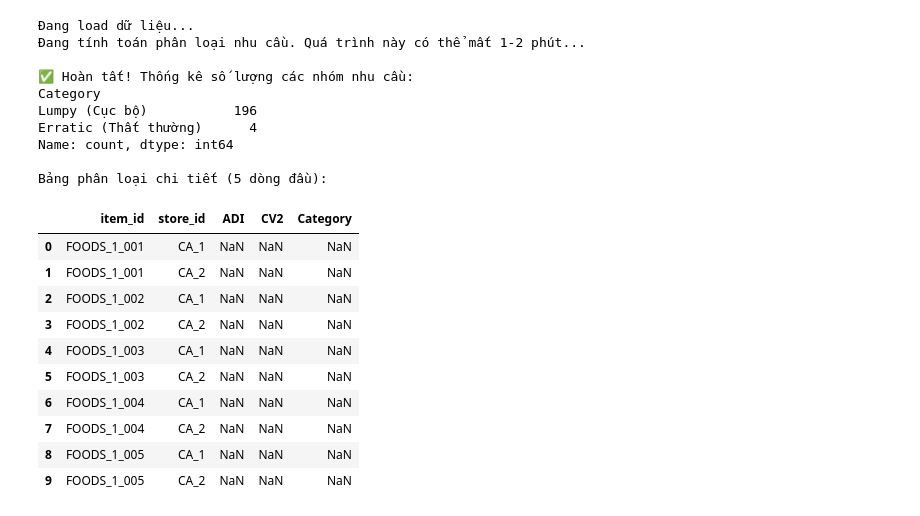
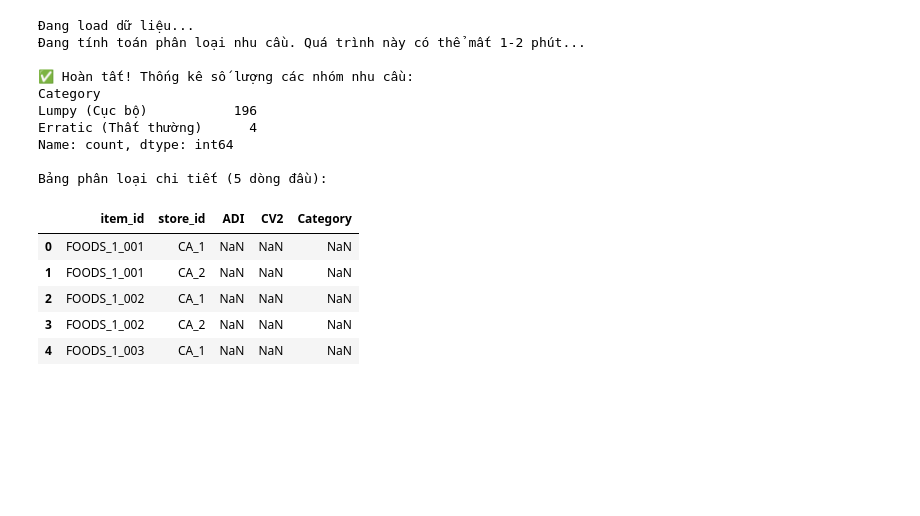
Before and after one commit to yenpth265-alt/NCKH_Optiminization_Inventory, a Jupyter notebook: notebooks/02_demand_classification.ipynb, the cells around one changed output. Cells and saved outputs as stored; diff of their text form; code cells hidden in the pictures; blank space fills up the shorter version.

```diff
--- a/notebooks/02_demand_classification.ipynb
+++ b/notebooks/02_demand_classification.ipynb
@@ -12,11 +12,9 @@ df = pd.read_parquet(os.path.join(PROCESSED_DIR, 'master_data.parquet'))
 
 print("Đang tính toán phân loại nhu cầu. Quá trình này có thể mất 1-2 phút...")
 
-# MẸO: Chạy thử trên 100 sản phẩm đầu tiên cho nhanh.
-# Khi nào code chạy mượt, bạn COMMENT (thêm dấu #) 2 dòng dưới này lại để chạy cho toàn bộ siêu thị nhé!
+# Lấy mẫu 100 sản phẩm đầu tiên để chạy cho nhanh (Phục vụ vẽ báo cáo)
 sample_items = df['item_id'].unique()[:100]
 df_run = df[df['item_id'].isin(sample_items)]
-# df_run = df # Bỏ comment dòng này nếu muốn chạy full dữ liệu
 
 def classify_demand(group):
     """Hàm tính ADI, CV2 và phân loại cho từng sản phẩm"""
@@ -26,7 +24,7 @@ def classify_demand(group):
     if demand.sum() == 0:
         return pd.Series({'ADI': np.nan, 'CV2': np.nan, 'Category': 'No Sales'})
 
-    # Tìm index của ngày đầu tiên bắt đầu bán hàng (bỏ qua các ngày zero ban đầu do chưa nhập hàng)
+    # Tìm index của ngày đầu tiên bắt đầu bán hàng
     non_zero_indices = np.where(demand > 0)[0]
     first_sale_idx = non_zero_indices[0]
     active_demand = demand[first_sale_idx:]
@@ -46,7 +44,7 @@ def classify_demand(group):
         std_demand = np.std(active_demand)
         cv2 = (std_demand / mean_demand) ** 2
 
-    # 3. Phân loại
+    # 3. Phân loại theo Ma trận Syntetos-Boylan
     if adi <= 1.32 and cv2 <= 0.49:
         category = 'Smooth (Đều đặn)'
     elif adi <= 1.32 and cv2 > 0.49:
@@ -55,42 +53,32 @@ def classify_demand(group):
         category = 'Intermittent (Ngắt quãng)'
     else:
         category = 'Lumpy (Cục bộ)'
 
     return pd.Series({'ADI': round(adi, 2), 'CV2': round(cv2, 2), 'Category': category})
 
-# 2. Chạy Groupby để áp dụng hàm cho từng mặt hàng tại từng cửa hàng
+# 2. Áp dụng hàm phân loại
 classification_df = df_run.groupby(['item_id', 'store_id']).apply(classify_demand).reset_index()
-
-# Lọc bỏ các món chưa từng bán được
 classification_df = classification_df[classification_df['Category'] != 'No Sales']
 
 print("\n✅ Hoàn tất! Thống kê số lượng các nhóm nhu cầu:")
 print(classification_df['Category'].value_counts())
 
 print("\nBảng phân loại chi tiết (5 dòng đầu):")
-display(classification_df.head(10))
-
-# 3. Lưu kết quả ra file để dùng cho bước Machine Learning
-# classification_df.to_csv(os.path.join(PROCESSED_DIR, 'demand_classes.csv'), index=False)
+display(classification_df.head())
 # %% [output]
 Đang load dữ liệu...
 Đang tính toán phân loại nhu cầu. Quá trình này có thể mất 1-2 phút...
 
 ✅ Hoàn tất! Thống kê số lượng các nhóm nhu cầu:
 Category
 Lumpy (Cục bộ)           196
 Erratic (Thất thường)      4
 Name: count, dtype: int64
 
 Bảng phân loại chi tiết (5 dòng đầu):
 |  | item_id | store_id | ADI | CV2 | Category |
 | 0 | FOODS_1_001 | CA_1 | NaN | NaN | NaN |
 | 1 | FOODS_1_001 | CA_2 | NaN | NaN | NaN |
 | 2 | FOODS_1_002 | CA_1 | NaN | NaN | NaN |
 | 3 | FOODS_1_002 | CA_2 | NaN | NaN | NaN |
 | 4 | FOODS_1_003 | CA_1 | NaN | NaN | NaN |
-| 5 | FOODS_1_003 | CA_2 | NaN | NaN | NaN |
-| 6 | FOODS_1_004 | CA_1 | NaN | NaN | NaN |
-| 7 | FOODS_1_004 | CA_2 | NaN | NaN | NaN |
-| 8 | FOODS_1_005 | CA_1 | NaN | NaN | NaN |
-| 9 | FOODS_1_005 | CA_2 | NaN | NaN | NaN |
```
Also changed, not shown: parts of 1 cell of this notebook, 4 other files.
